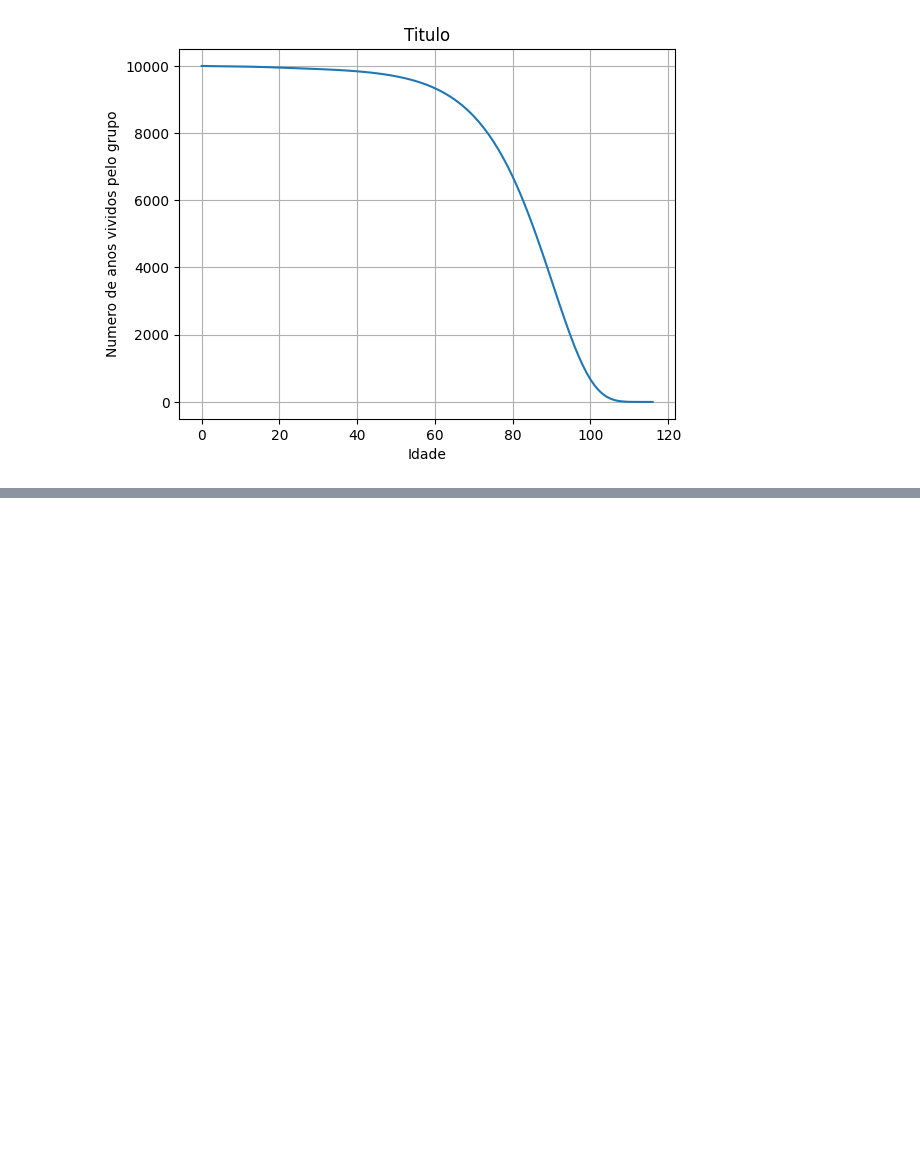
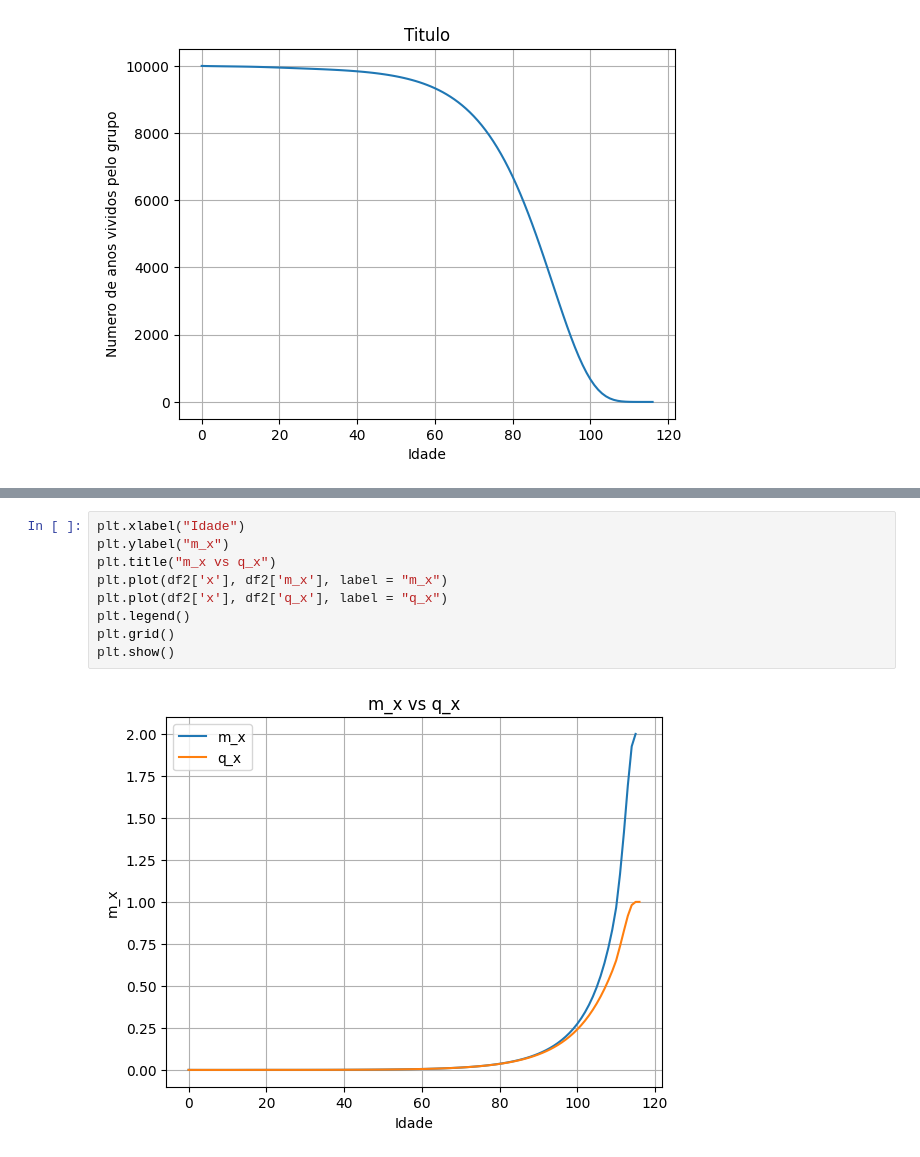
Before and after one commit to jgpds/Mortality-Table, a Jupyter notebook: Tabuas.ipynb, the cells around one changed output, grey strips where cells are left out. Drawn from its saved outputs; the diff is of its cells as text; blank space fills up the shorter version.

```diff
--- a/Tabuas.ipynb
+++ b/Tabuas.ipynb
@@ -348,0 +358,11 @@ plt.show()
+# %%
+plt.xlabel("Idade")
+plt.ylabel("m_x")
+plt.title("m_x vs q_x")
+plt.plot(df2['x'], df2['m_x'], label = "m_x")
+plt.plot(df2['x'], df2['q_x'], label = "q_x")
+plt.legend()
+plt.grid()
+plt.show()
+# %% [output]
+[figure, added]
```
Also changed, not shown: parts of 5 cells of this notebook.
